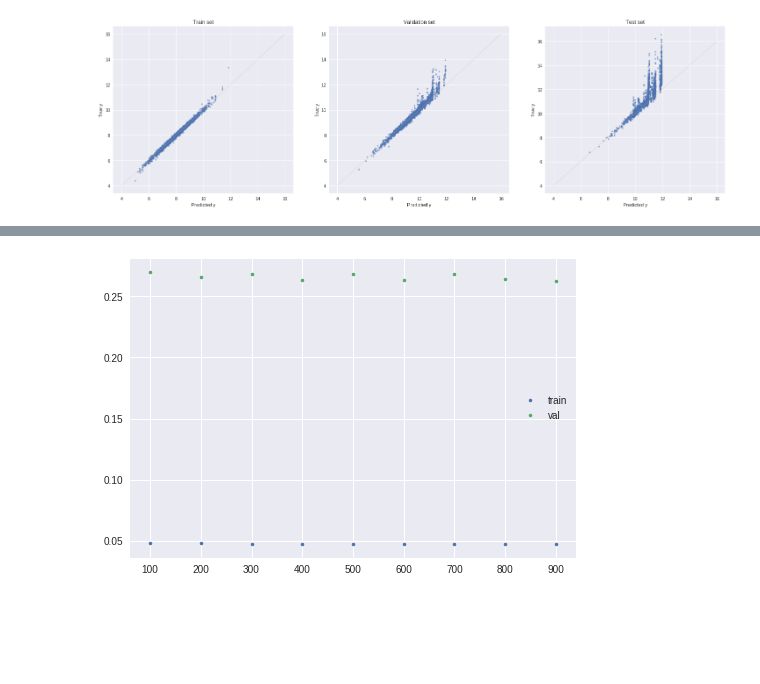
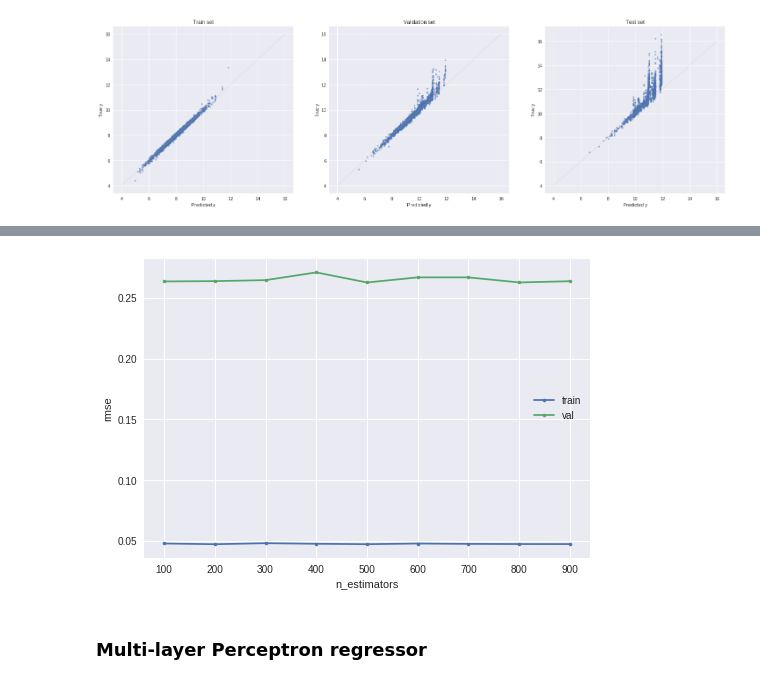
Before and after one commit to aunz/ds, a Jupyter notebook: Modelling_interaction.ipynb, the cells around one changed output, grey strips where cells are left out. Cells and saved outputs as stored; diff of their text form; code cells hidden in the pictures; blank space fills up the shorter version.

```diff
--- a/Modelling_interaction.ipynb
+++ b/Modelling_interaction.ipynb
@@ -140,7 +150,7 @@ coef: [3.00931949 5.01960111 7.99446344]
 # %%
-from sklearn import svm
+from sklearn.svm import SVR
 
-reg = svm.SVR()
+reg = SVR()
 reg.fit(X_train, y_train)
 
 plt.figure(figsize=(25, 7))
@@ -247,23 +344,27 @@ scores.iloc[[-1]]
 # %%
 # tuning for random forest
 
 score_train = []
 score_val = []
 ranges = range(100, 1000, 100)
 
 for i in ranges:
     reg = RandomForestRegressor(n_estimators=i)
     reg.fit(X_train, y_train)
     score_train.append(score(reg.predict(X_train), y_train, plot=False))
     score_val.append(score(reg.predict(X_val), y_val, plot=False))
 
-plt.plot(ranges, score_train, '.', label='train')
-plt.plot(ranges, score_val, '.', label='val')
+plt.plot(ranges, score_train, '.-', label='train')
+plt.plot(ranges, score_val, '.-', label='val')
+plt.xlabel('n_estimators')
+plt.ylabel('rmse')
 plt.legend();
 
 # doesn't look like n_estimators make any difference
 # %% [output]
-[figure, old version]
+[figure, new version]
+# %% [markdown]
+### Multi-layer Perceptron regressor
 # %%
 from sklearn.neural_network import MLPRegressor
 
```
Also changed, not shown: parts of 41 cells of this notebook.
